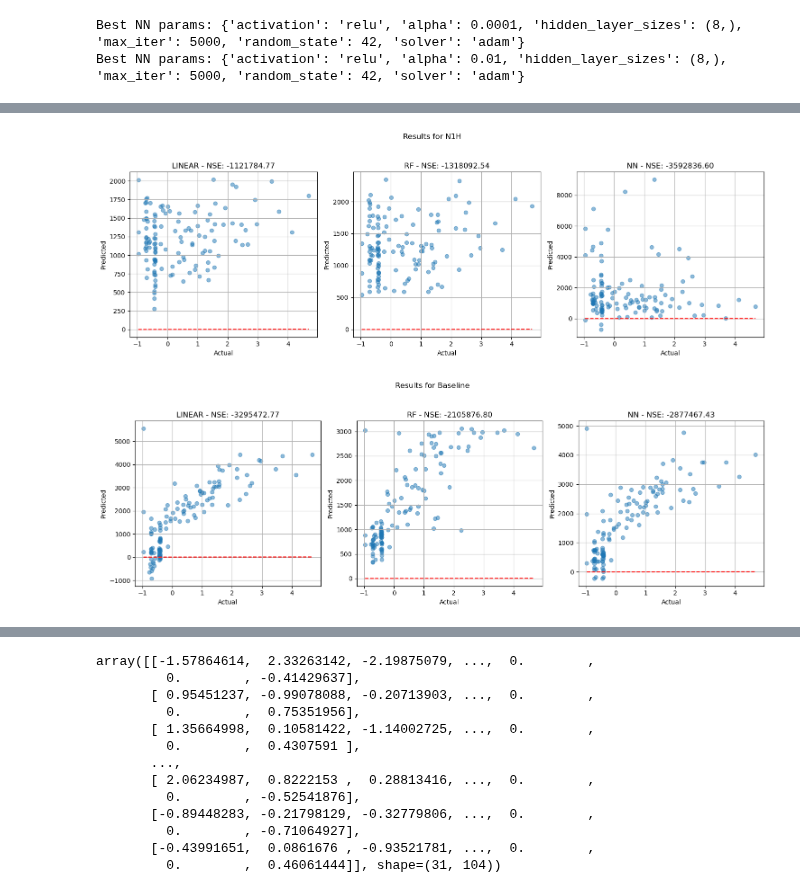
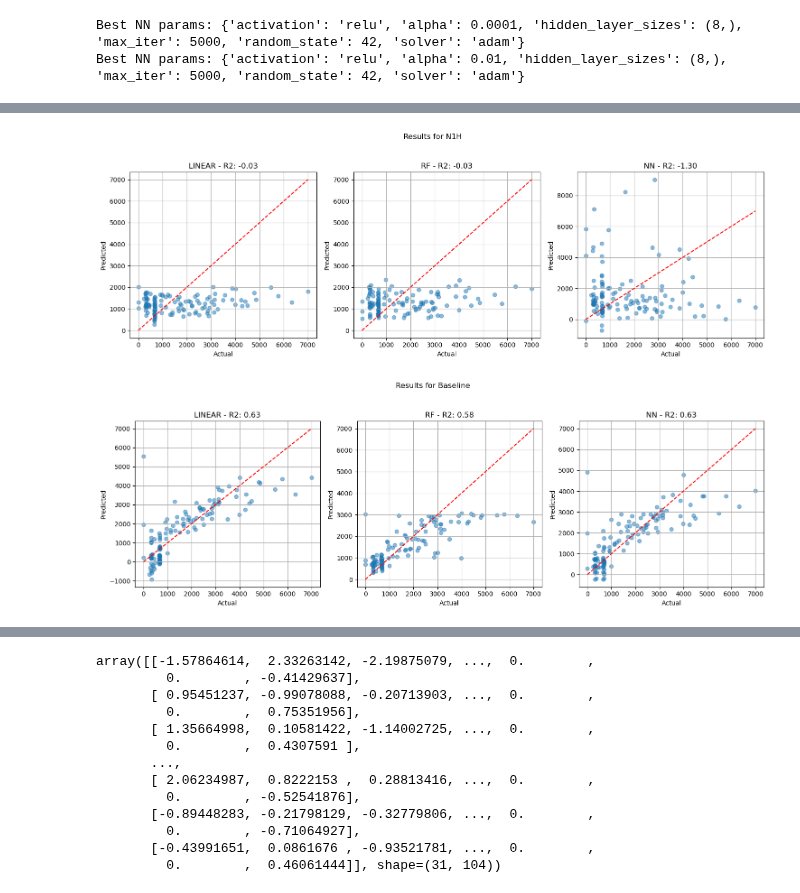
Before and after one commit to YukonWRB/YGwater, a Jupyter notebook: dev/freshet_forecasting/main.ipynb, the cells around one changed output, grey strips where cells are left out. Drawn from its saved outputs; the diff is of its cells as text; code cells hidden in the pictures.

```diff
--- a/dev/freshet_forecasting/main.ipynb
+++ b/dev/freshet_forecasting/main.ipynb
@@ -314,7 +314,7 @@ rename_locations_inv = {v: k for k, v in rename_locations.items()}
 cols = [col for col in annual_hydro.columns if ("Max Q" in col) or ("Elevation" in col) or ("Max Level" in col)]
 
 nrows=4
-fig, axs = plt.subplots(nrows=nrows, ncols=int(len(cols)/nrows), figsize=(6, 8), sharex=True)
+fig, axs = plt.subplots(nrows=nrows, ncols=int(len(cols)/nrows), figsize=(6, 8), sharex=False)
 calc_nse = lambda x, y: 1 - (np.sum((x - y) ** 2) / np.sum((y - np.mean(y)) ** 2))
 scores = []
 
@@ -328,7 +328,6 @@ for col in cols:
     mask = ~np.isnan(x) & ~np.isnan(y) & (y != 0)
     x = x[mask]
     y = y[mask]
-    ax.plot(x, y,'o')
     # Calculate the linear regression
 
     slope, intercept, r_value, p_value, std_err = linregress(x, y)
@@ -339,7 +338,11 @@ for col in cols:
     scores.append(nse)
     # Plot the trendline
     y_linear = slope * x + intercept
-    ax.plot([x.min(), x.max()], [y.min(), y.max()], color='black', linestyle='--', label=f'Trendline\n$r^2$={r_value**2:.2f}\nNSE={nse:.2f}')
+
+
+    ax.plot(y, y_linear,'o')
+
+    #ax.plot([x.min(), x.max()], [y.min(), y.max()], color='black', linestyle='--', label=f'Trendline\n$r^2$={r_value**2:.2f}\nNSE={nse:.2f}')
 
     # Add legend
     ax.legend()
@@ -347,5 +350,8 @@ for col in cols:
     ax.set_ylabel(col[1])
     ax.set_title(f"{rename_locations_inv[col[0]]}")
     ax.grid(True)
+
+
+
 fig.tight_layout()
 # %% [output]
@@ -408,22 +414,6 @@ from sklearn.model_selection import train_test_split
 from sklearn.linear_model import LinearRegression
 from sklearn.ensemble import RandomForestRegressor
 from sklearn.metrics import r2_score
-
-def nse(y_true, y_pred):
-    """
-    Calculate the Nash-Sutcliffe Efficiency (NSE) coefficient.
-
-    Parameters:
-    y_true (array-like): Actual values.
-    y_pred (array-like): Predicted values.
-
-    Returns:
-    float: NSE coefficient.
-    """
-    numerator = np.sum((y_true - y_pred) ** 2)
-    denominator = np.sum((y_true - np.mean(y_true)) ** 2)
-    return 1 - (numerator / denominator)
-
 
 
 
@@ -524,9 +514,9 @@ def train_model_suite(X, y):
     ret["y"]["train"] = y_train
     ret["y"]["test"] = y_test
 
-    ret["nse"]["linear"]["test"] = nse(y_test, y_pred_linear)
-    ret["nse"]["rf"]["test"] = nse(y_test, y_pred_rf)
-    ret["nse"]["nn"]["test"] = nse(y_test, y_pred_nn)
+    ret["nse"]["linear"]["test"] = calc_nse(y_test, y_pred_linear)
+    ret["nse"]["rf"]["test"] = calc_nse(y_test, y_pred_rf)
+    ret["nse"]["nn"]["test"] = calc_nse(y_test, y_pred_nn)
 
     ret["r2"]["linear"]["test"] = r2_score(y_test, y_pred_linear)
     ret["r2"]["rf"]["test"] = r2_score(y_test, y_pred_rf)
@@ -537,11 +527,13 @@ def train_model_suite(X, y):
 
 df2_cleaned = data_n1h.drop(columns="station", inplace=False).dropna()
 X = df2_cleaned.drop(columns=["snowfree_dc", "snowfree_doy","Max Q/Level"])
+#X = df2_cleaned[["April SWE%"]]
 y = df2_cleaned["Max Q/Level"]
 results_n1h = train_model_suite(X, y)
 
 df2_cleaned = data_baseline.dropna()
 X = df2_cleaned.drop(columns=["snowfree_dc", "snowfree_doy","Max Q/Level"])
+#X = df2_cleaned[["April SWE%"]]
 y = df2_cleaned["Max Q/Level"]
 results_baseline = train_model_suite(X, y)
 # %% [output]
@@ -570,30 +556,30 @@ array([ 877.87768995, 2021.03124081, 1156.68568909, 1019.97729609,
 # %%
 def plot_results_scatter(res, div="test", title="Results"):
     """
     Plot scatter plots of predicted vs actual values for each model in the results dictionary.
 
     Parameters:
     res (dict): Dictionary containing model results.
     div (str): Division of data to plot ('train' or 'test').
     """
     fig, axs = plt.subplots(1, 3, figsize=(15, 5))
     for i, model in enumerate(res["y_hat"].keys()):
         ax = axs[i]
         y_true = res["y"][div]
         y_pred = res["y_hat"][model][div]
         ax.scatter(y_true, y_pred, alpha=0.5)
         ax.plot([y_true.min(), y_true.max()], [y_true.min(), y_true.max()], color='red', linestyle='--')
         ax.set_xlabel("Actual")
         ax.set_ylabel("Predicted")
-        ax.set_title(f"{model.upper()} - NSE: {res['nse'][model][div]:.2f}")
+        ax.set_title(f"{model.upper()} - R2: {res['r2'][model][div]:.2f}")
         ax.grid(True)
     plt.tight_layout()
     plt.suptitle(title, y=1.02)
     plt.subplots_adjust(top=0.85)
     plt.show()
 
 plot_results_scatter(results_n1h, div="test", title="Results for N1H")
 plot_results_scatter(results_baseline, div="test", title="Results for Baseline")
 # %% [output]
-[figure, old version]
+[figure, new version]
-[figure, old version]
+[figure, new version]
```
Also changed, not shown: parts of 8 cells of this notebook, 2 other files.
